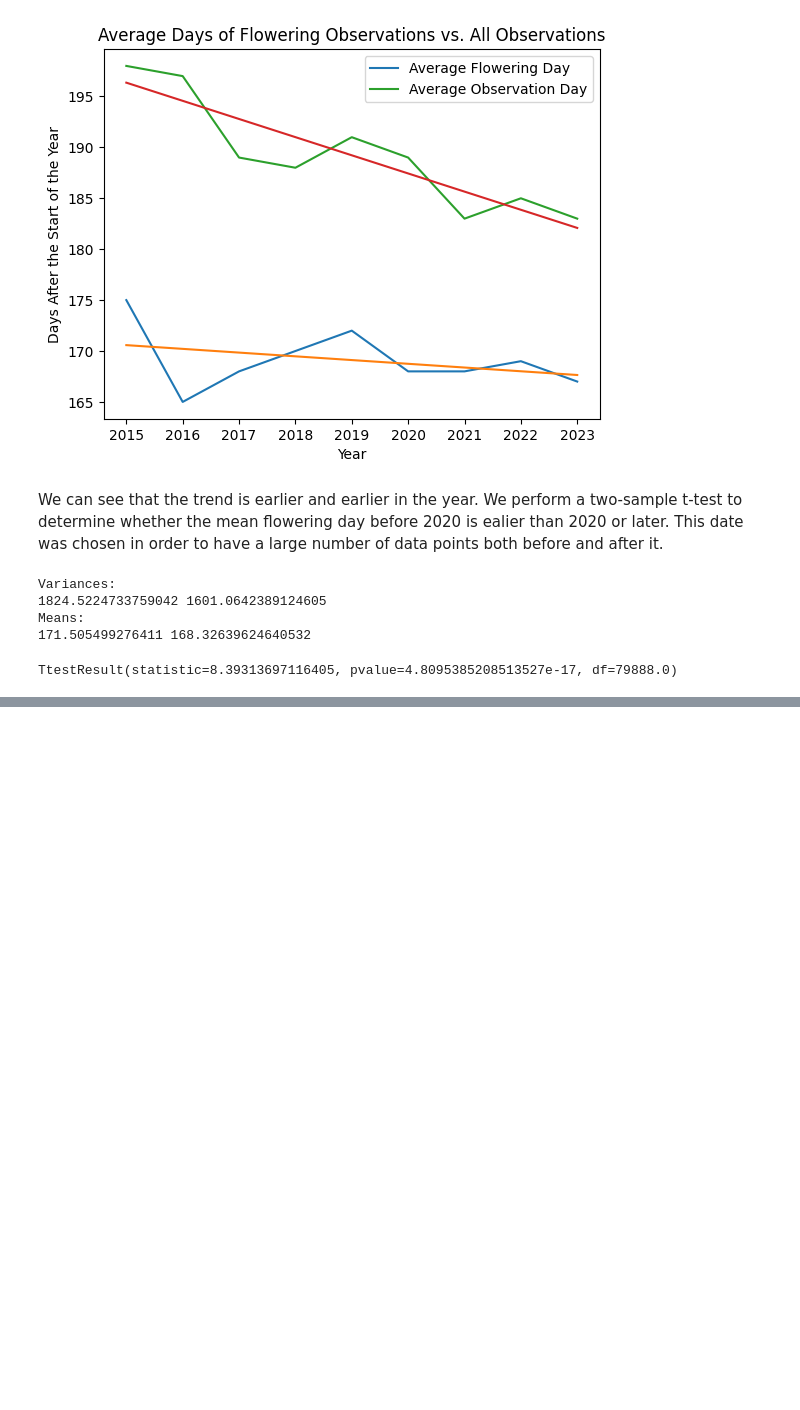
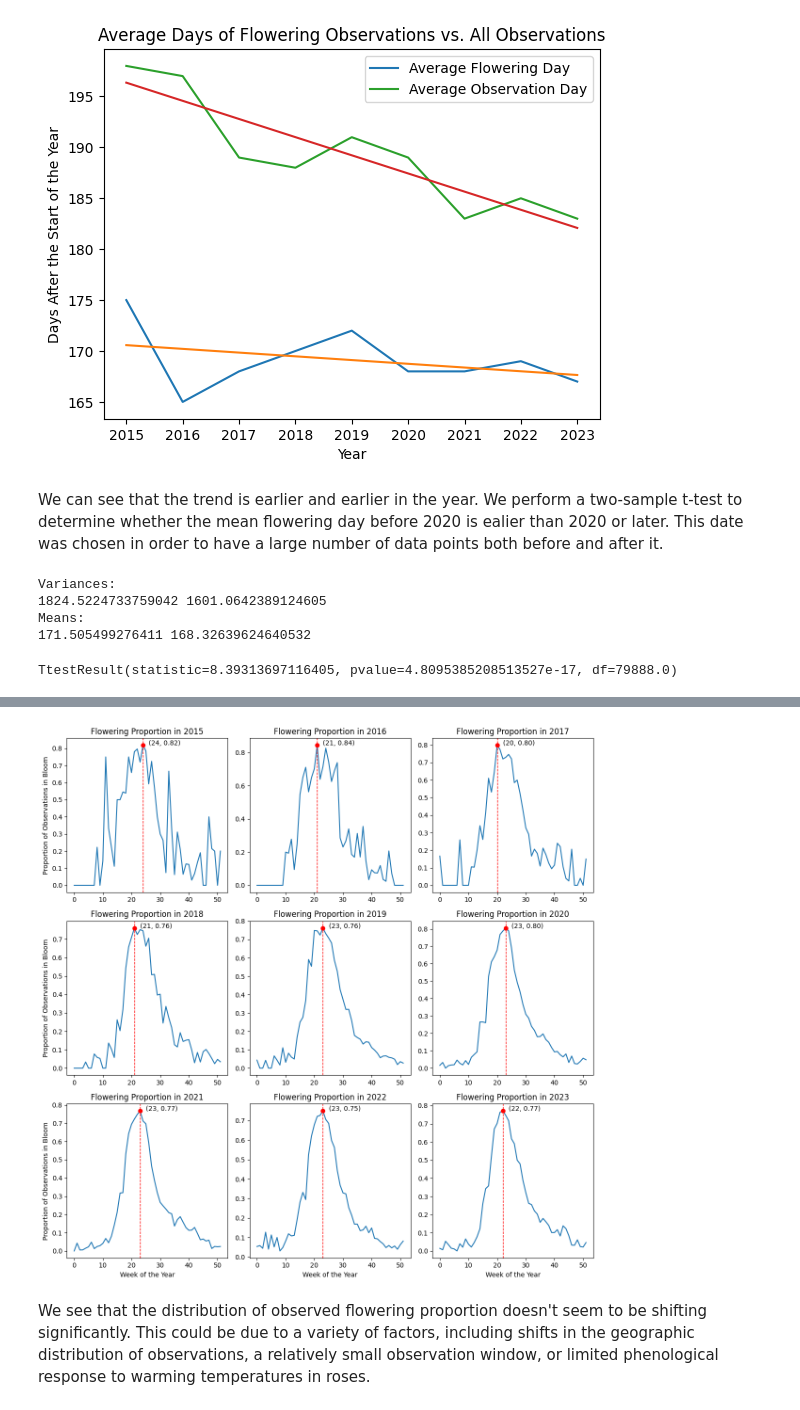
Before and after one commit to SeanHaight/FlowerIdentificationProject, a Jupyter notebook: Notebooks/Roses/rose_Hypothesis_Testing.ipynb, the cells around one changed output, grey strips where cells are left out. Drawn from its saved outputs; the diff is of its cells as text; code cells hidden in the pictures; blank space fills up the shorter version.

```diff
--- a/Notebooks/Roses/rose_Hypothesis_Testing.ipynb
+++ b/Notebooks/Roses/rose_Hypothesis_Testing.ipynb
@@ -169,0 +250,40 @@ This is the two-sided p-value. Since the after mean is smaller then the one side
+# %%
+# Initialize the plot with smaller size
+fig, axs = plt.subplots(3, 3, figsize=(12, 12))
+axs = axs.flatten()  # Flatten the 2D array of axes to 1D for easy iteration
+
+# Loop through each year and create a plot in the corresponding subplot
+for i, year in enumerate(proportions.columns):
+    ax = axs[i]
+    data = list(proportions[year])
+    ax.plot(list(range(52)), data)
+
+    # Find the peak of the data
+    peak_index = data.index(max(data))
+    peak_value = max(data)
+
+    # Draw dashed line
+    ax.axvline(x=peak_index, color='r', linestyle='--', linewidth=1)
+    ax.plot(peak_index, peak_value, 'ro')  # Mark the peak on the curve
+
+    # Annotate the peak
+    ax.annotate(f'\n({peak_index}, {peak_value:.2f})', xy=(peak_index, peak_value), xytext=(peak_index + 2, peak_value))
+
+    # Set labels conditionally
+    if i % 3 == 0:  # First column
+        ax.set_ylabel("Proportion of Observations in Bloom")
+    if i // 3 == 2:  # Last row
+        ax.set_xlabel("Week of the Year")
+    ax.set_title("Flowering Proportion in " + str(year))
+
+# Hide any unused subplots
+for j in range(i + 1, len(axs)):
+    fig.delaxes(axs[j])
+
+# Adjust layout
+plt.tight_layout()
+plt.show()
+# %% [output]
+[figure, added]
+# %% [markdown]
+We see that the distribution of observed flowering proportion doesn't seem to be shifting significantly. This could be due to a variety of factors, including shifts in the geographic distribution of observations, a relatively small observation window, or limited phenological response to warming temperatures in roses.
```
Also changed, not shown: parts of 8 cells of this notebook, 1 other file.
